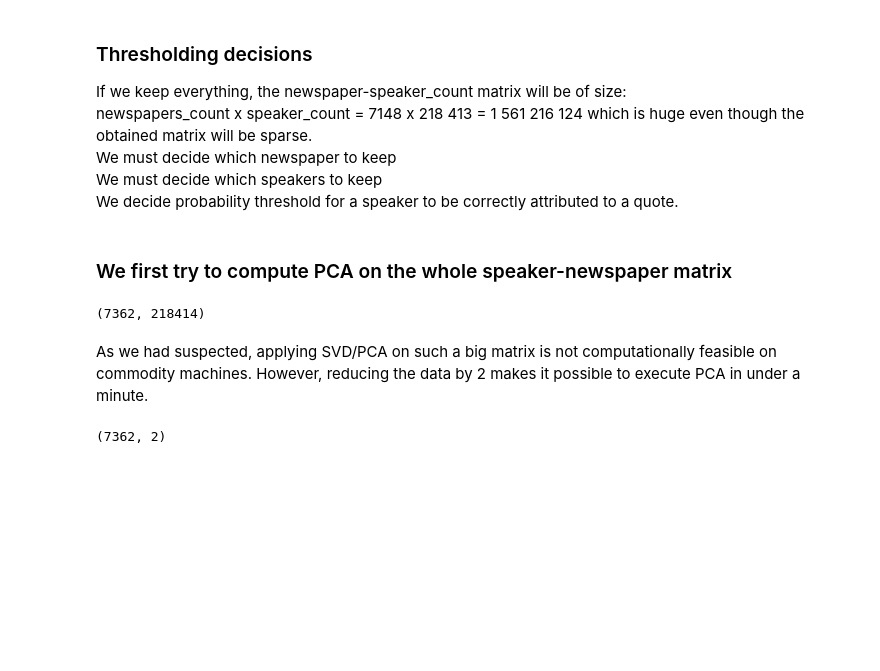
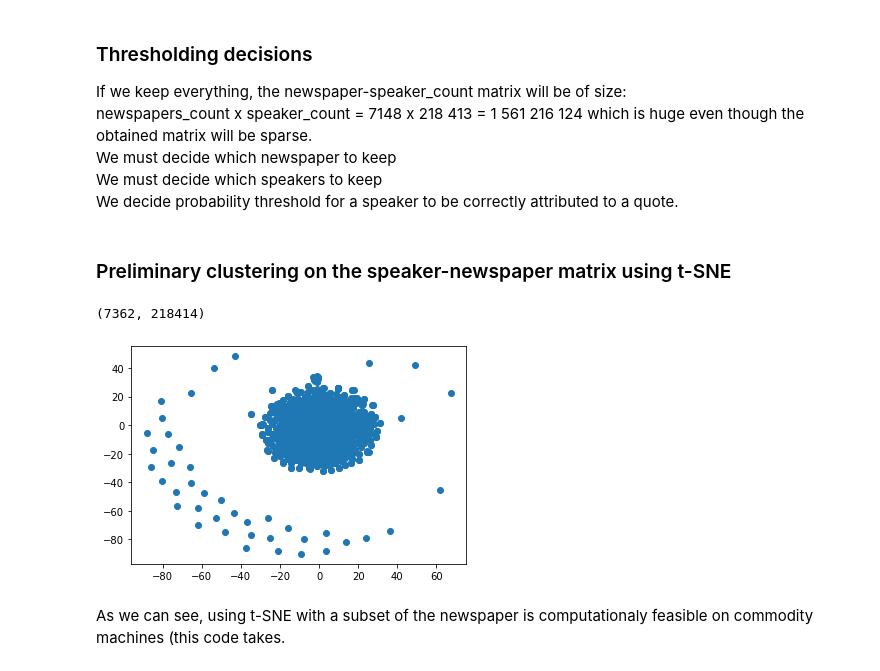
Before and after one commit to epfl-ada/ada-2021-project-mahj, a Jupyter notebook: Newspaper_speaker_statistics.ipynb, the cells around one changed output. Saved outputs shown, nothing was run; the diff lists cells and outputs as text; code cells hidden in the pictures; blank space fills up the shorter version.

Commit message:
Compute t-SNE

```diff
--- a/Newspaper_speaker_statistics.ipynb
+++ b/Newspaper_speaker_statistics.ipynb
@@ -151,12 +151,23 @@ We must decide which newspaper to keep
 We must decide which speakers to keep
 We decide probability threshold for a speaker to be correctly attributed to a quote.
 # %% [markdown]
-### We first try to compute PCA on the whole speaker-newspaper matrix
+### Preliminary clustering on the speaker-newspaper matrix using t-SNE
 # %%
 newspaper_speaker_tfidf = sparse.load_npz(FILE_NEWSPAPER_SPEAKER_TFIDF)
 X = newspaper_speaker_tfidf.toarray()
 X.shape
 # %% [output]
 (7362, 218414)
+# %%
+from sklearn.manifold import TSNE
+from sklearn.metrics import pairwise_distances
+X_red = X[:2000] #Use a subset of newspapers
+distance_matrix = pairwise_distances(X_red, metric='cosine')
+embeddings = TSNE(n_components=2,metric='precomputed',square_distances=True)
+Y = embeddings.fit_transform(distance_matrix)
+plt.scatter(Y[:, 0], Y[:, 1], cmap=plt.cm.Spectral)
+plt.show()
+# %% [output]
+[figure, added]
 # %% [markdown]
-As we had suspected, applying SVD/PCA on such a big matrix is not computationally feasible on commodity machines. However, reducing the data by 2 makes it possible to execute PCA in under a minute.
+As we can see, using t-SNE with a subset of the newspaper is computationaly feasible on commodity machines (this code takes.
@@ -168,4 +173,0 @@ Xpca = pca.fit_transform(X_red)
-# %%
-Xpca.shape
-# %% [output]
-(7362, 2)
```
Also changed, not shown: parts of 6 cells of this notebook.
